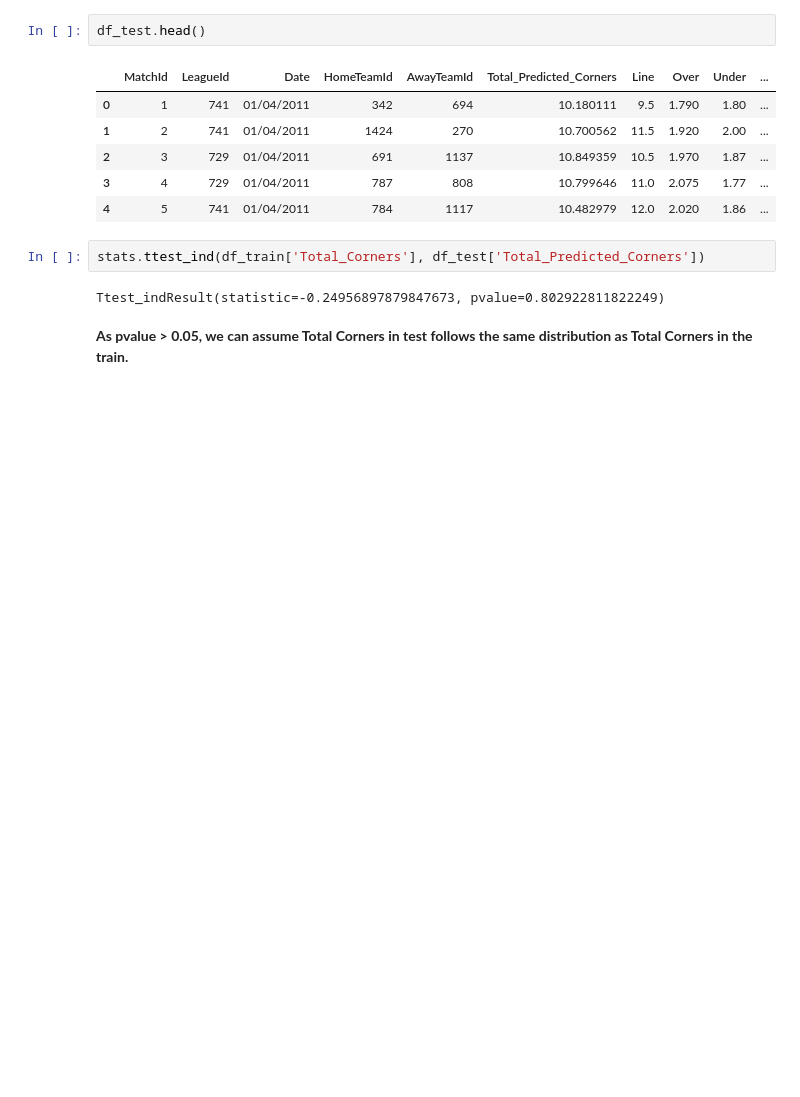
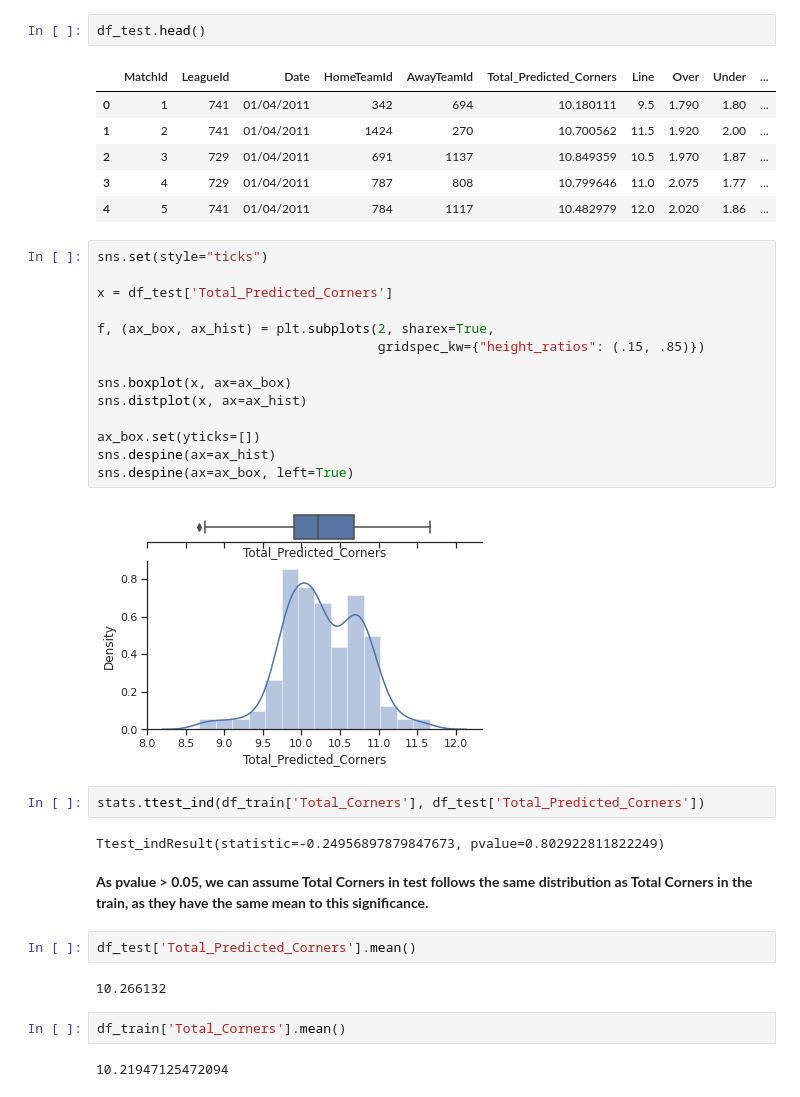
Before and after one commit to sinman96/Data-Science-Projects, a Jupyter notebook: CornersChallenge.ipynb, the cells around one changed output. Drawn from its saved outputs; the diff is of its cells as text; blank space fills up the shorter version.

```diff
--- a/CornersChallenge.ipynb
+++ b/CornersChallenge.ipynb
@@ -210,9 +234,33 @@ df_test.head()
 | 2 | 3 | 729 | 01/04/2011 | 691 | 1137 | 10.849359 | 10.5 | 1.970 | 1.87 | ... |
 | 3 | 4 | 729 | 01/04/2011 | 787 | 808 | 10.799646 | 11.0 | 2.075 | 1.77 | ... |
 | 4 | 5 | 741 | 01/04/2011 | 784 | 1117 | 10.482979 | 12.0 | 2.020 | 1.86 | ... |
+# %%
+sns.set(style="ticks")
+
+x = df_test['Total_Predicted_Corners']
+
+f, (ax_box, ax_hist) = plt.subplots(2, sharex=True,
+                                    gridspec_kw={"height_ratios": (.15, .85)})
+
+sns.boxplot(x, ax=ax_box)
+sns.distplot(x, ax=ax_hist)
+
+ax_box.set(yticks=[])
+sns.despine(ax=ax_hist)
+sns.despine(ax=ax_box, left=True)
+# %% [output]
+[figure, added]
 # %%
 stats.ttest_ind(df_train['Total_Corners'], df_test['Total_Predicted_Corners'])
 # %% [output]
 Ttest_indResult(statistic=-0.24956897879847673, pvalue=0.802922811822249)
 # %% [markdown]
-**As pvalue > 0.05, we can assume Total Corners in test follows the same distribution as Total Corners in the train.**
+**As pvalue > 0.05, we can assume Total Corners in test follows the same distribution as Total Corners in the train, as they have the same mean to this significance.**
+# %%
+df_test['Total_Predicted_Corners'].mean()
+# %% [output]
+10.266132
+# %%
+df_train['Total_Corners'].mean()
+# %% [output]
+10.21947125472094
```
Also changed, not shown: parts of 24 cells of this notebook.
